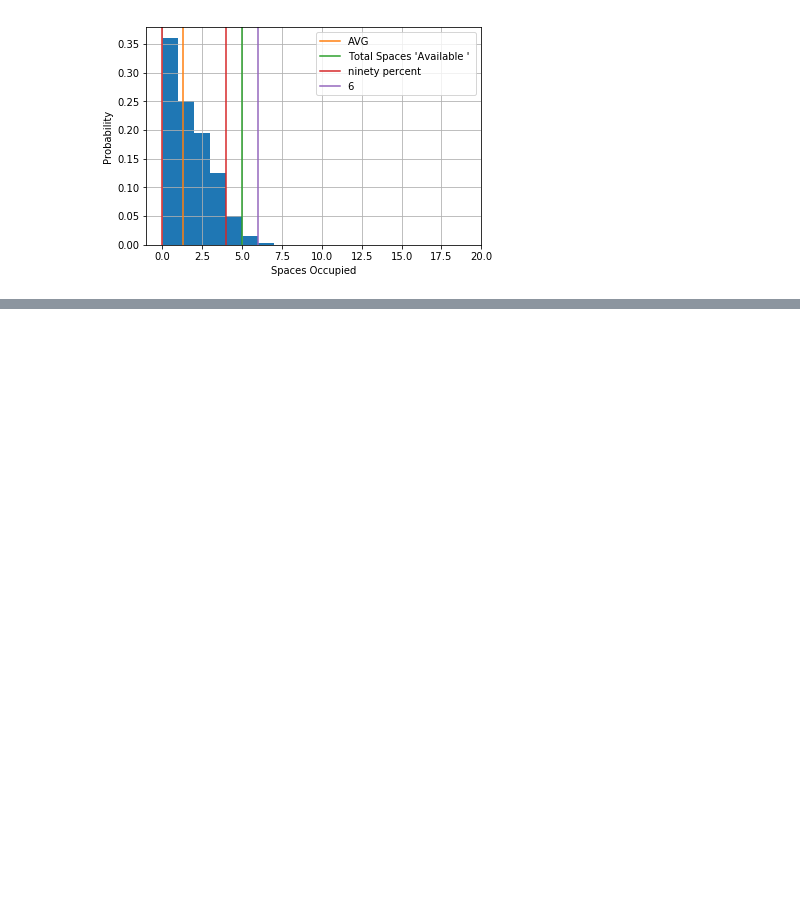
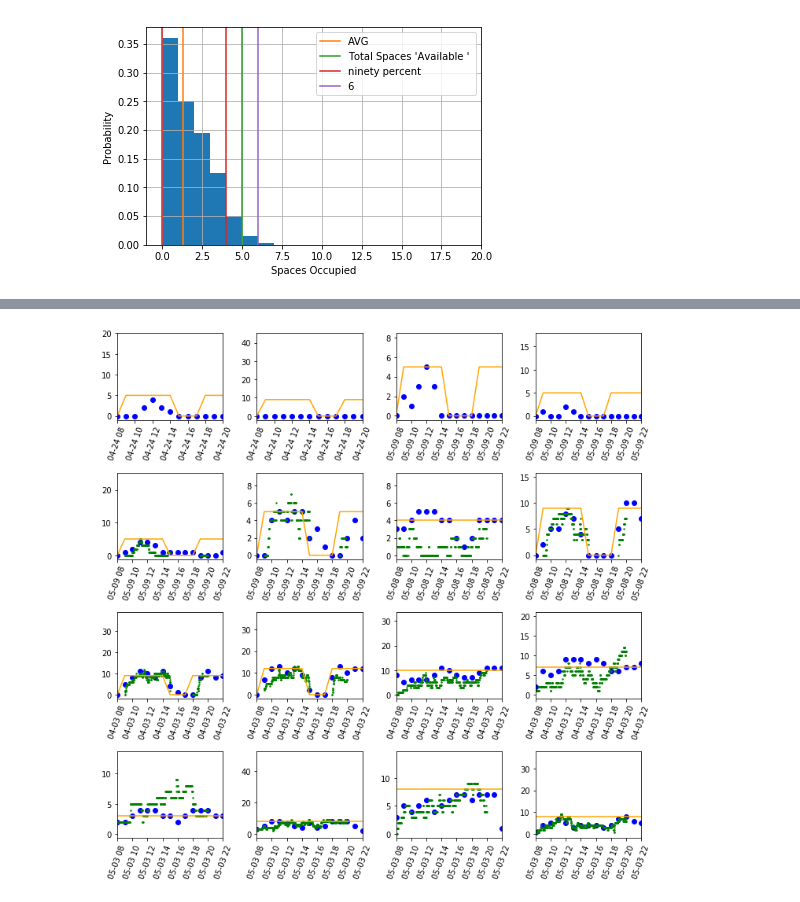
Before and after one commit to mocohen/Capstone-Project-1, a Jupyter notebook: EDA.ipynb, the cells around one changed output, grey strips where cells are left out. Saved outputs shown, nothing was run; the diff lists cells and outputs as text; code cells hidden in the pictures; blank space fills up the shorter version.

Commit message:
Update EDA.ipynb
Added comparison to human observed data

```diff
--- a/EDA.ipynb
+++ b/EDA.ipynb
@@ -485,0 +521,6 @@ plt.show()
+# %%
+human_observed_data['Date Time'] = pd.to_datetime(human_observed_data['Date Time'], format='%m-%d-%y %H:%M:%S')
+# %%
+human_observed_data = human_observed_data.set_index(['Elmntkey', 'Date Time'])
+# %%
+human_observed_data.sort_index(inplace=True)
@@ -485,0 +537,20 @@ plt.show()
+# %%
+human_observed_data['date'] = human_observed_data.index.get_level_values(1).date
+# %%
+fig, axs = plt.subplots(4,4, figsize=(10,10))
+
+for ax, block_ind in zip(axs.ravel(), blockface_ids):
+    date = human_observed_data.loc[block_ind].date.unique()[-1]
+    subset = human_observed_data.loc[block_ind][human_observed_data.loc[block_ind].date == date]
+    ax.scatter(subset.index, subset.Total_Vehicle_Count, c='b', label='Actual')
+    ax.plot(subset.index, subset.Parking_Spaces, c='orange', label='Max')
+
+    machine_data = data_inspection.loc[block_ind]
+    ax.scatter(machine_data.index, machine_data.PaidOccupancy, c='g', s=2, label='Machine Actual')
+    ax.set_xlim([subset.index[0], subset.index[-1]])
+
+    ax.xaxis.set_tick_params(rotation=70)
+plt.tight_layout()
+plt.show()
+# %% [output]
+[figure, added]
```
Also changed, not shown: parts of 9 cells of this notebook.
